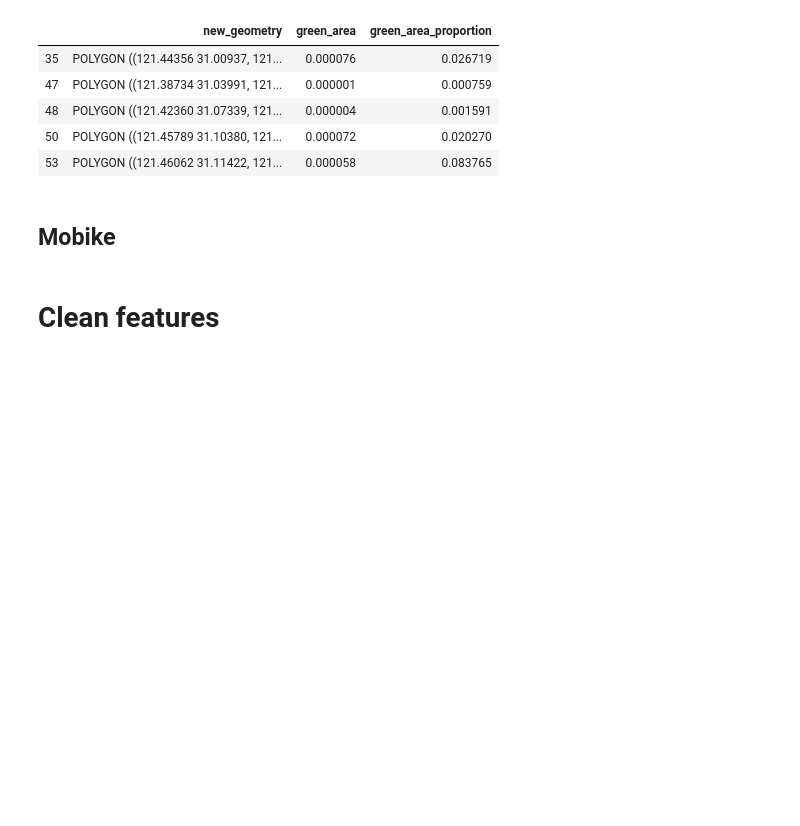
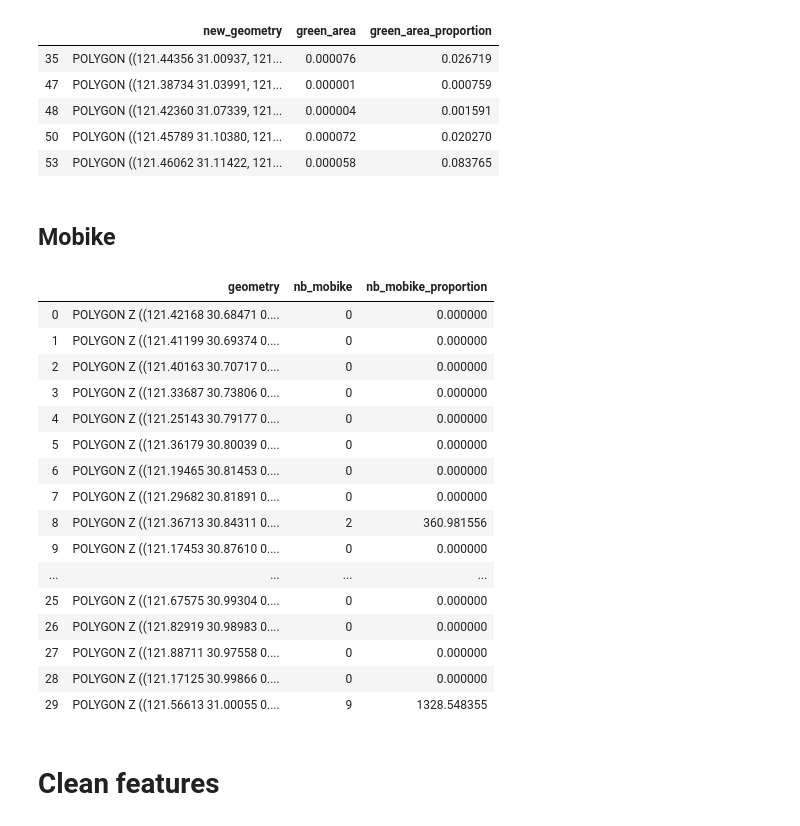
Before and after one commit to aureliecheng/US01, a Jupyter notebook: Project_Wellbeing/prediction.ipynb, the cells around one changed output. Saved outputs shown, nothing was run; the diff lists cells and outputs as text; code cells hidden in the pictures; blank space fills up the shorter version.

```diff
--- a/Project_Wellbeing/prediction.ipynb
+++ b/Project_Wellbeing/prediction.ipynb
@@ -165,7 +219,25 @@ df_features.insert(6,'green_area_proportion', df_greenspace.green_area_proportio
 ## Mobike
 # %%
 df_mobike = pd.read_pickle("./variables/mobike_per_district.pickle")
-df_mobike.head()
+df_mobike.head(30)
+# %% [output]
+|  | geometry | nb_mobike | nb_mobike_proportion |
+| 0 | POLYGON Z ((121.42168 30.68471 0.... | 0 | 0.000000 |
+| 1 | POLYGON Z ((121.41199 30.69374 0.... | 0 | 0.000000 |
+| 2 | POLYGON Z ((121.40163 30.70717 0.... | 0 | 0.000000 |
+| 3 | POLYGON Z ((121.33687 30.73806 0.... | 0 | 0.000000 |
+| 4 | POLYGON Z ((121.25143 30.79177 0.... | 0 | 0.000000 |
+| 5 | POLYGON Z ((121.36179 30.80039 0.... | 0 | 0.000000 |
+| 6 | POLYGON Z ((121.19465 30.81453 0.... | 0 | 0.000000 |
+| 7 | POLYGON Z ((121.29682 30.81891 0.... | 0 | 0.000000 |
+| 8 | POLYGON Z ((121.36713 30.84311 0.... | 2 | 360.981556 |
+| 9 | POLYGON Z ((121.17453 30.87610 0.... | 0 | 0.000000 |
+| ... | ... | ... | ... |
+| 25 | POLYGON Z ((121.67575 30.99304 0.... | 0 | 0.000000 |
+| 26 | POLYGON Z ((121.82919 30.98983 0.... | 0 | 0.000000 |
+| 27 | POLYGON Z ((121.88711 30.97558 0.... | 0 | 0.000000 |
+| 28 | POLYGON Z ((121.17125 30.99866 0.... | 0 | 0.000000 |
+| 29 | POLYGON Z ((121.56613 31.00055 0.... | 9 | 1328.548355 |
 # %%
 df_features.insert(7,'nb_mobike', df_mobike.nb_mobike)
 # %% [markdown]
```
Also changed, not shown: parts of 23 cells of this notebook, 1 other file.
